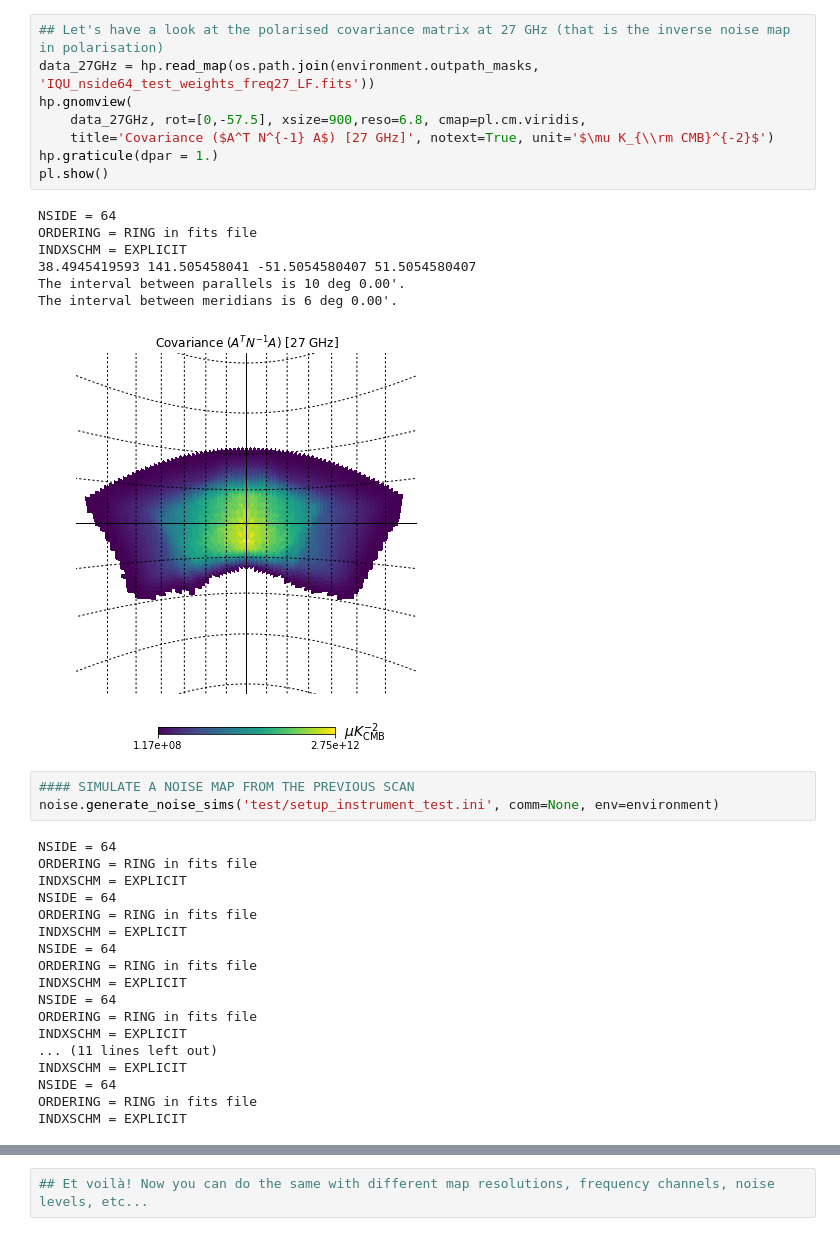
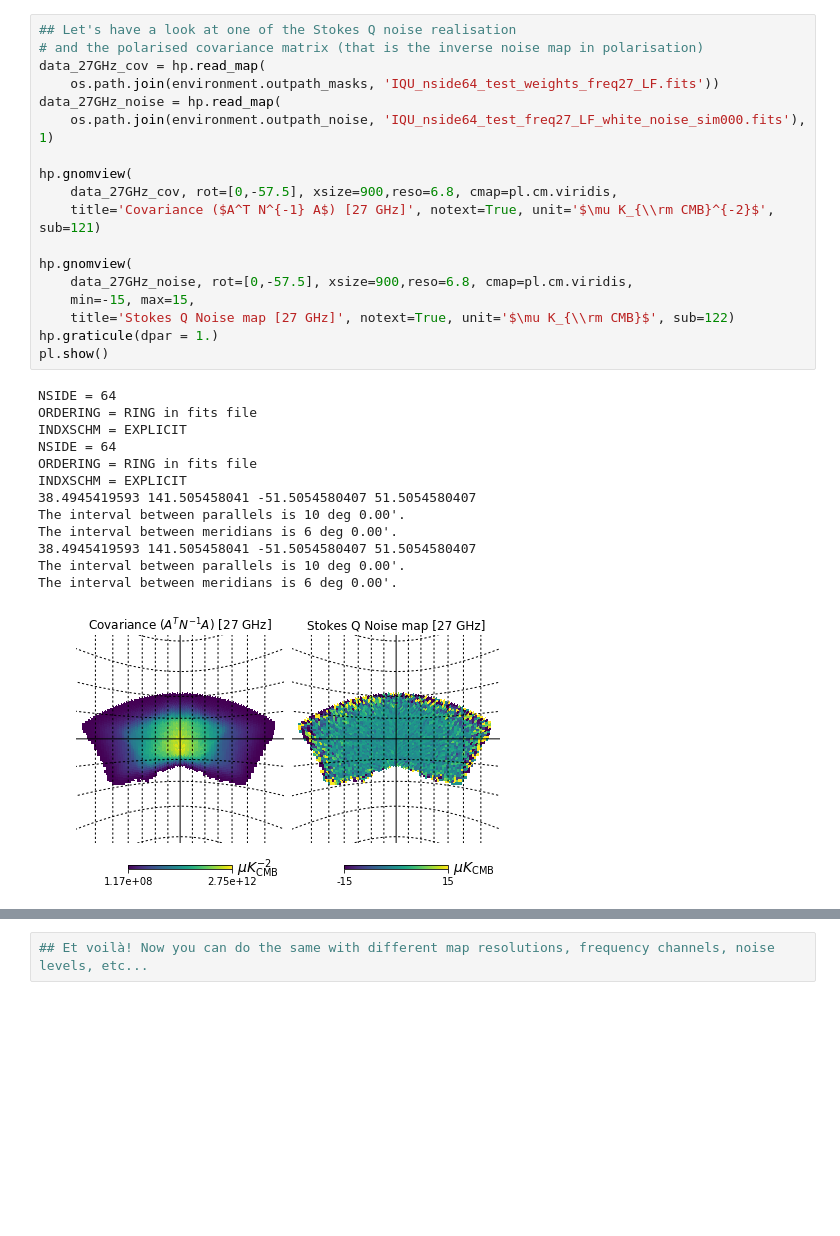
Before and after one commit to JulienPeloton/LaFabrique, a Jupyter notebook: doc/make_covariance_and_noise_maps.ipynb, the cells around one changed output, grey strips where cells are left out. Drawn from its saved outputs; the diff is of its cells as text; blank space fills up the shorter version.

```diff
--- a/doc/make_covariance_and_noise_maps.ipynb
+++ b/doc/make_covariance_and_noise_maps.ipynb
@@ -60,37 +105,32 @@ test.hdf5
 # %%
-## Let's have a look at the polarised covariance matrix at 27 GHz (that is the inverse noise map in polarisation)
-data_27GHz = hp.read_map(os.path.join(environment.outpath_masks, 'IQU_nside64_test_weights_freq27_LF.fits'))
+## Let's have a look at one of the Stokes Q noise realisation
+# and the polarised covariance matrix (that is the inverse noise map in polarisation)
+data_27GHz_cov = hp.read_map(
+    os.path.join(environment.outpath_masks, 'IQU_nside64_test_weights_freq27_LF.fits'))
+data_27GHz_noise = hp.read_map(
+    os.path.join(environment.outpath_noise, 'IQU_nside64_test_freq27_LF_white_noise_sim000.fits'), 1)
+
 hp.gnomview(
-    data_27GHz, rot=[0,-57.5], xsize=900,reso=6.8, cmap=pl.cm.viridis,
-    title='Covariance ($A^T N^{-1} A$) [27 GHz]', notext=True, unit='$\mu K_{\\rm CMB}^{-2}$')
+    data_27GHz_cov, rot=[0,-57.5], xsize=900,reso=6.8, cmap=pl.cm.viridis,
+    title='Covariance ($A^T N^{-1} A$) [27 GHz]', notext=True, unit='$\mu K_{\\rm CMB}^{-2}$', sub=121)
+
+hp.gnomview(
+    data_27GHz_noise, rot=[0,-57.5], xsize=900,reso=6.8, cmap=pl.cm.viridis,
+    min=-15, max=15,
+    title='Stokes Q Noise map [27 GHz]', notext=True, unit='$\mu K_{\\rm CMB}$', sub=122)
 hp.graticule(dpar = 1.)
 pl.show()
 # %% [output]
+NSIDE = 64
+ORDERING = RING in fits file
+INDXSCHM = EXPLICIT
 NSIDE = 64
 ORDERING = RING in fits file
 INDXSCHM = EXPLICIT
 38.4945419593 141.505458041 -51.5054580407 51.5054580407
 The interval between parallels is 10 deg 0.00'.
 The interval between meridians is 6 deg 0.00'.
+38.4945419593 141.505458041 -51.5054580407 51.5054580407
+The interval between parallels is 10 deg 0.00'.
+The interval between meridians is 6 deg 0.00'.
-[figure, old version]
+[figure, new version]
-# %%
-#### SIMULATE A NOISE MAP FROM THE PREVIOUS SCAN
-noise.generate_noise_sims('test/setup_instrument_test.ini', comm=None, env=environment)
-# %% [output]
-NSIDE = 64
-ORDERING = RING in fits file
-INDXSCHM = EXPLICIT
-NSIDE = 64
-ORDERING = RING in fits file
-INDXSCHM = EXPLICIT
-NSIDE = 64
-ORDERING = RING in fits file
-INDXSCHM = EXPLICIT
-NSIDE = 64
-ORDERING = RING in fits file
-INDXSCHM = EXPLICIT
-... (11 lines left out)
-INDXSCHM = EXPLICIT
-NSIDE = 64
-ORDERING = RING in fits file
-INDXSCHM = EXPLICIT
```
Also changed, not shown: parts of 8 cells of this notebook.
